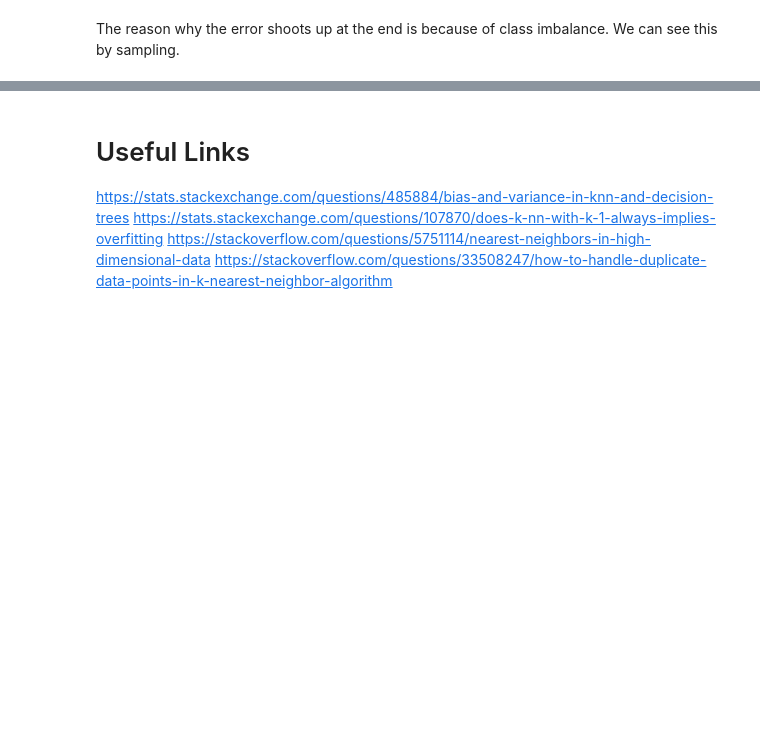
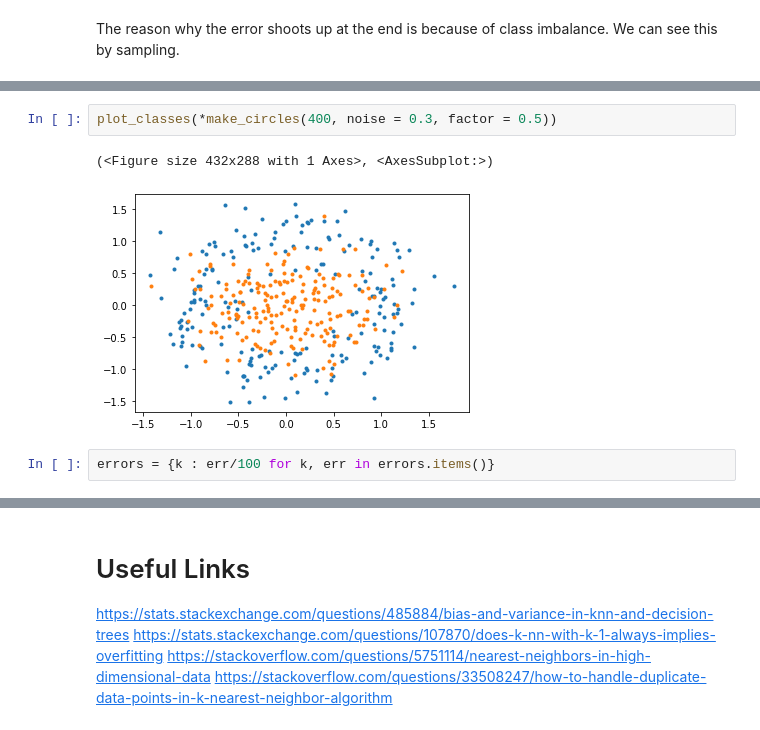
Before and after one commit to namiyousef/MLFirstPrinciples, a Jupyter notebook: Classification/kNN.ipynb, the cells around one changed output, grey strips where cells are left out. Drawn from its saved outputs; the diff is of its cells as text; blank space fills up the shorter version.

```diff
--- a/Classification/kNN.ipynb
+++ b/Classification/kNN.ipynb
@@ -425,0 +476,7 @@ We are now at m = 2400
+# %%
+plot_classes(*make_circles(400, noise = 0.3, factor = 0.5))
+# %% [output]
+(<Figure size 432x288 with 1 Axes>, <AxesSubplot:>)
+[figure, added]
+# %%
+errors = {k : err/100 for k, err in errors.items()}
```
Also changed, not shown: parts of 12 cells of this notebook.
